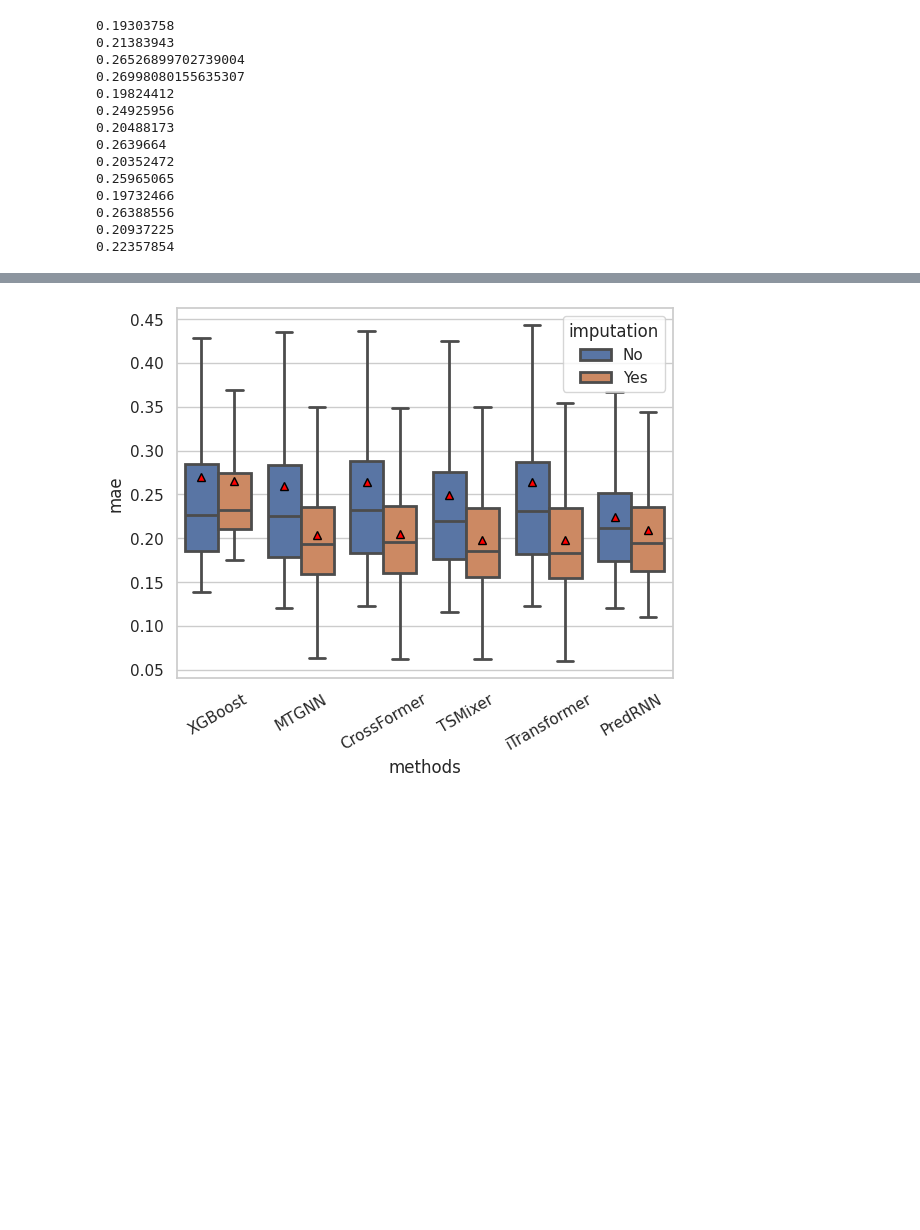
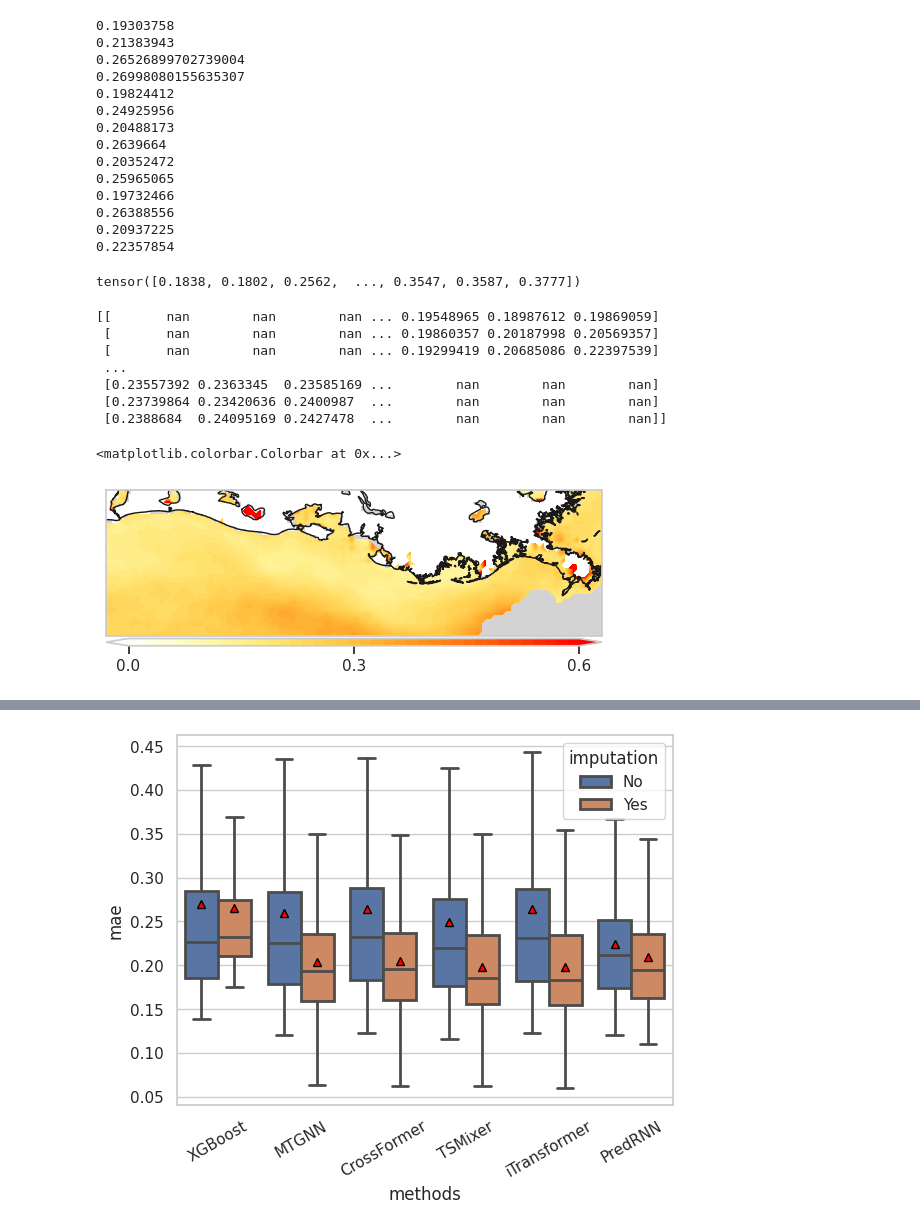
Before and after one commit to YangLabHKUST/STIMP, a Jupyter notebook: visualization/MEXICO/prediction.ipynb, the cells around one changed output, grey strips where cells are left out. Drawn from its saved outputs; the diff is of its cells as text; code cells hidden in the pictures; blank space fills up the shorter version.

```diff
--- a/visualization/MEXICO/prediction.ipynb
+++ b/visualization/MEXICO/prediction.ipynb
@@ -239,3 +239,49 @@ print(np.nanmean(mae_predrnn_wo))
 0.26388556
 0.20937225
 0.22357854
+# %%
+mae_predrnn_wo
+# %% [output]
+tensor([0.1838, 0.1802, 0.2562,  ..., 0.3547, 0.3587, 0.3777])
+# %%
+from mpl_toolkits import basemap
+from sklearn.cluster import KMeans, DBSCAN, SpectralClustering
+import cartopy.crs as ccrs
+from copy import deepcopy
+import h5py
+from numpy import meshgrid
+import numpy as np
+from cmap import Colormap
+
+cm = Colormap('vispy:fire').to_mpl()  # case insensitive
+is_sea = np.load("/home/mafzhang/data/MEXICO/8d/is_sea.npy")
+mae_predrnn_sp = deepcopy(mae_predrnn_wo.numpy())
+tmp = np.zeros_like(is_sea,dtype=float)
+tmp[~is_sea.astype(bool)]= np.nan
+tmp[is_sea.astype(bool)]= mae_predrnn_sp
+print(tmp)
+
+lon = np.load("/home/mafzhang/data/MEXICO/8d/long.npy")
+lati = np.load("/home/mafzhang/data/MEXICO/8d/lati.npy")
+
+
+lon1, lon2, lati1, lati2 = lon.min(), lon.max(), lati.min(), lati.max()
+map = basemap.Basemap(llcrnrlon=lon1, llcrnrlat=lati1,urcrnrlon=lon2, urcrnrlat=lati2, projection='cyl', resolution='f')
+# map.fillcontinents(color='white')
+map.drawlsmask(land_color='white', ocean_color='lightgray', resolution='f',grid=1.25)
+# map.bluemarble()
+map.drawcoastlines()
+map.contourf(lon, lati, tmp, levels=np.linspace(0, 0.6, 40),cmap=cm,extend='both')
+
+# map.contourf(x, y, tmp2, levels=np.linspace(-1.5, 1.5, 40),cmap="Greys")
+map.colorbar(boundaries=np.linspace(0, 0.6, 100), ticks=np.linspace(0, 0.6, 3),location='bottom')
+# %% [output]
+[[       nan        nan        nan ... 0.19548965 0.18987612 0.19869059]
+ [       nan        nan        nan ... 0.19860357 0.20187998 0.20569357]
+ [       nan        nan        nan ... 0.19299419 0.20685086 0.22397539]
+ ...
+ [0.23557392 0.2363345  0.23585169 ...        nan        nan        nan]
+ [0.23739864 0.23420636 0.2400987  ...        nan        nan        nan]
+ [0.2388684  0.24095169 0.2427478  ...        nan        nan        nan]]
+<matplotlib.colorbar.Colorbar at 0x...>
+[figure, added]
```
Also changed, not shown: parts of 8 cells of this notebook, 1 other file.
